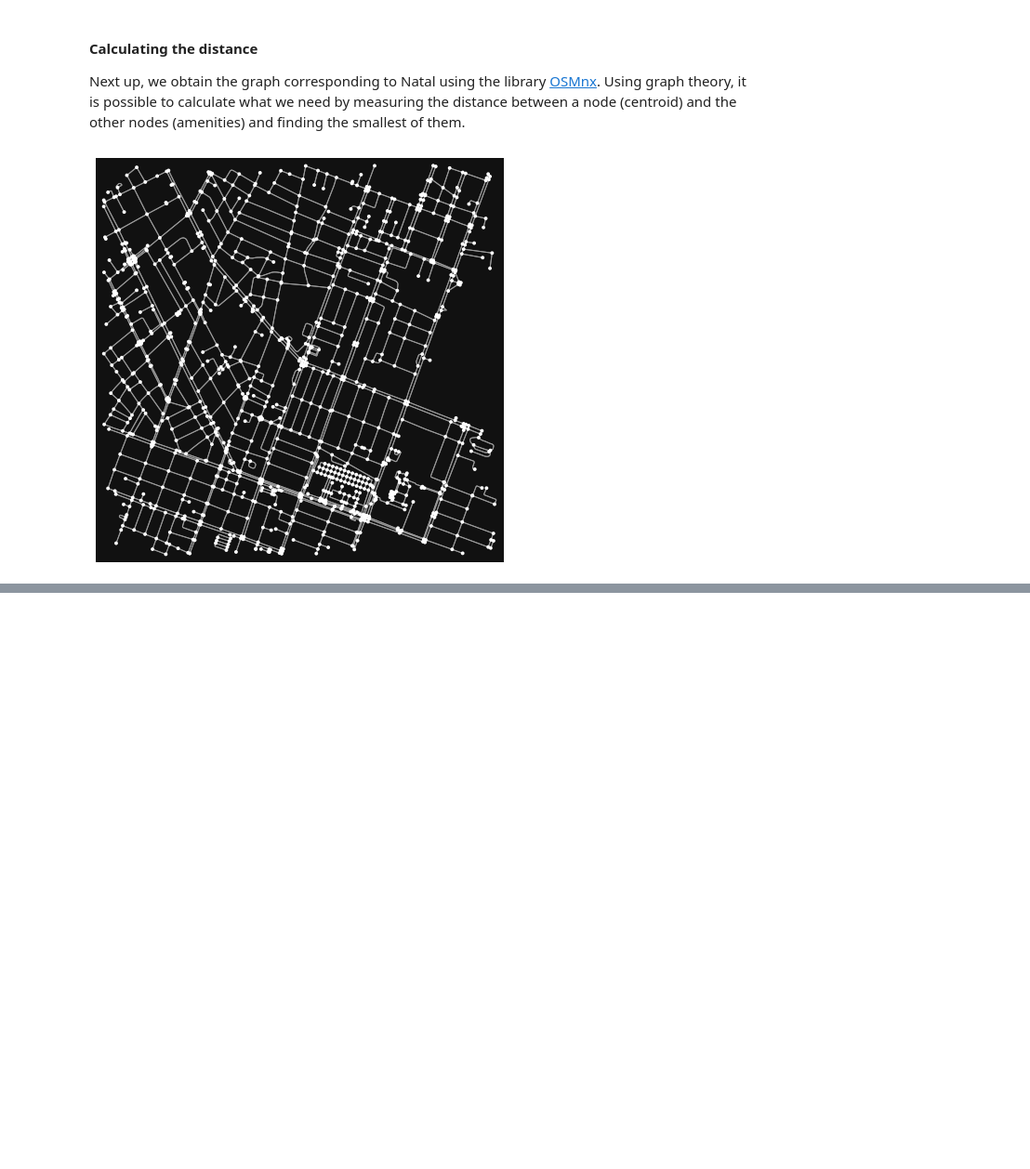
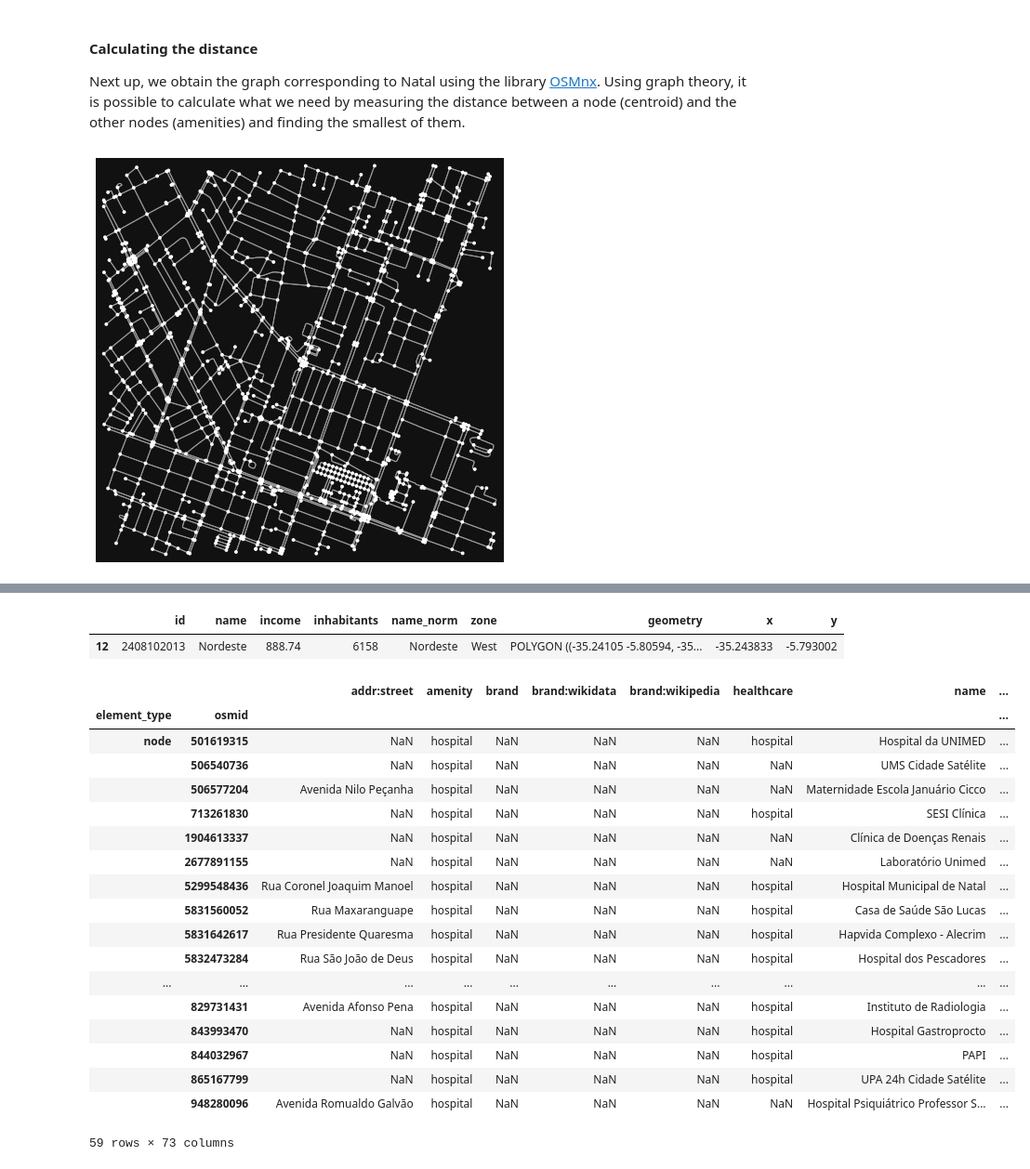
Before and after one commit to nymarya/fear-the-walking-distance, a Jupyter notebook: notebooks/1.0-ma-building-the-dataset.ipynb, the cells around one changed output, grey strips where cells are left out. Shown: that part at 93% size. Saved outputs shown, nothing was run; the diff lists cells and outputs as text; code cells hidden in the pictures; blank space fills up the shorter version.

Commit message:
data about amenities ok - missing distances

```diff
--- a/notebooks/1.0-ma-building-the-dataset.ipynb
+++ b/notebooks/1.0-ma-building-the-dataset.ipynb
@@ -242,0 +242,37 @@ all_pois = ox.geometries.geometries_from_address(city_address, dist=50000, tags=
+# %%
+def get_distance(s, y, x):
+    # the amenity can be represented by point or polygon
+
+    # if it is point, simply get x and y
+    if type(s.geometry) is Point :
+        y2 = s.geometry.y
+        x2 = s.geometry.x
+    elif type(s.geometry) is Polygon:
+        y2 = s.geometry.centroid.y
+        x2 = s.geometry.centroid.x
+    else:
+        y2, x2 = (None, None)
+    return ox.distance.euclidean_dist_vec(y, x, y2, x2)
+# %%
+tags = {'amenity': ['hospital', 'restaurant', 'bank',
+        'school', 'police', 'pharmacy']}
+
+# create a dictionary for keeping each neighborhood and its amenities
+all_pois = {}
+
+for index, row in neighborhood_df.iterrows():
+    y = row['y']
+    x = row['x']
+    point = (y, x)
+    name = row['name']
+    print(f"Checking amenities in {name}")
+
+    # get amenities around the point
+    all_pois[name] = ox.geometries.geometries_from_point(point, dist=10000,
+                                                         tags=tags)
+
+    # get distances
+    all_pois[name]['distance'] = all_pois[name].apply(lambda n: get_distance(n, y, x), axis=1)
+
+    # assert that all distances are smaller than 10km
+    assert (all_pois[name]['distance'] < 10000).all()
@@ -242,0 +337,27 @@ all_pois = ox.geometries.geometries_from_address(city_address, dist=50000, tags=
+# %%
+neighborhood_df.query('name == "Nordeste"')
+# %% [output]
+|  | id | name | income | inhabitants | name_norm | zone | geometry | x | y |
+| 12 | 2408102013 | Nordeste | 888.74 | 6158 | Nordeste | West | POLYGON ((-35.24105 -5.80594, -35... | -35.243833 | -5.793002 |
+# %%
+all_pois['Nordeste'].query('amenity == "hospital"')
+# %% [output]
+|  |  | addr:street | amenity | brand | brand:wikidata | brand:wikipedia | healthcare | name | ... |
+| element_type | osmid |  |  |  |  |  |  |  | ... |
+| node | 501619315 | NaN | hospital | NaN | NaN | NaN | hospital | Hospital da UNIMED | ... |
+|  | 506540736 | NaN | hospital | NaN | NaN | NaN | NaN | UMS Cidade Satélite | ... |
+|  | 506577204 | Avenida Nilo Peçanha | hospital | NaN | NaN | NaN | NaN | Maternidade Escola Januário Cicco | ... |
+|  | 713261830 | NaN | hospital | NaN | NaN | NaN | hospital | SESI Clínica | ... |
+|  | 1904613337 | NaN | hospital | NaN | NaN | NaN | NaN | Clínica de Doenças Renais | ... |
+|  | 2677891155 | NaN | hospital | NaN | NaN | NaN | NaN | Laboratório Unimed | ... |
+|  | 5299548436 | Rua Coronel Joaquim Manoel | hospital | NaN | NaN | NaN | hospital | Hospital Municipal de Natal | ... |
+|  | 5831560052 | Rua Maxaranguape | hospital | NaN | NaN | NaN | hospital | Casa de Saúde São Lucas | ... |
+|  | 5831642617 | Rua Presidente Quaresma | hospital | NaN | NaN | NaN | hospital | Hapvida Complexo - Alecrim | ... |
+|  | 5832473284 | Rua São João de Deus | hospital | NaN | NaN | NaN | hospital | Hospital dos Pescadores | ... |
+| ... | ... | ... | ... | ... | ... | ... | ... | ... | ... |
+|  | 829731431 | Avenida Afonso Pena | hospital | NaN | NaN | NaN | hospital | Instituto de Radiologia | ... |
+|  | 843993470 | NaN | hospital | NaN | NaN | NaN | hospital | Hospital Gastroprocto | ... |
+|  | 844032967 | NaN | hospital | NaN | NaN | NaN | hospital | PAPI | ... |
+|  | 865167799 | NaN | hospital | NaN | NaN | NaN | hospital | UPA 24h Cidade Satélite | ... |
+|  | 948280096 | Avenida Romualdo Galvão | hospital | NaN | NaN | NaN | NaN | Hospital Psiquiátrico Professor S... | ... |
+59 rows × 73 columns
```
Also changed, not shown: parts of 13 cells of this notebook.
